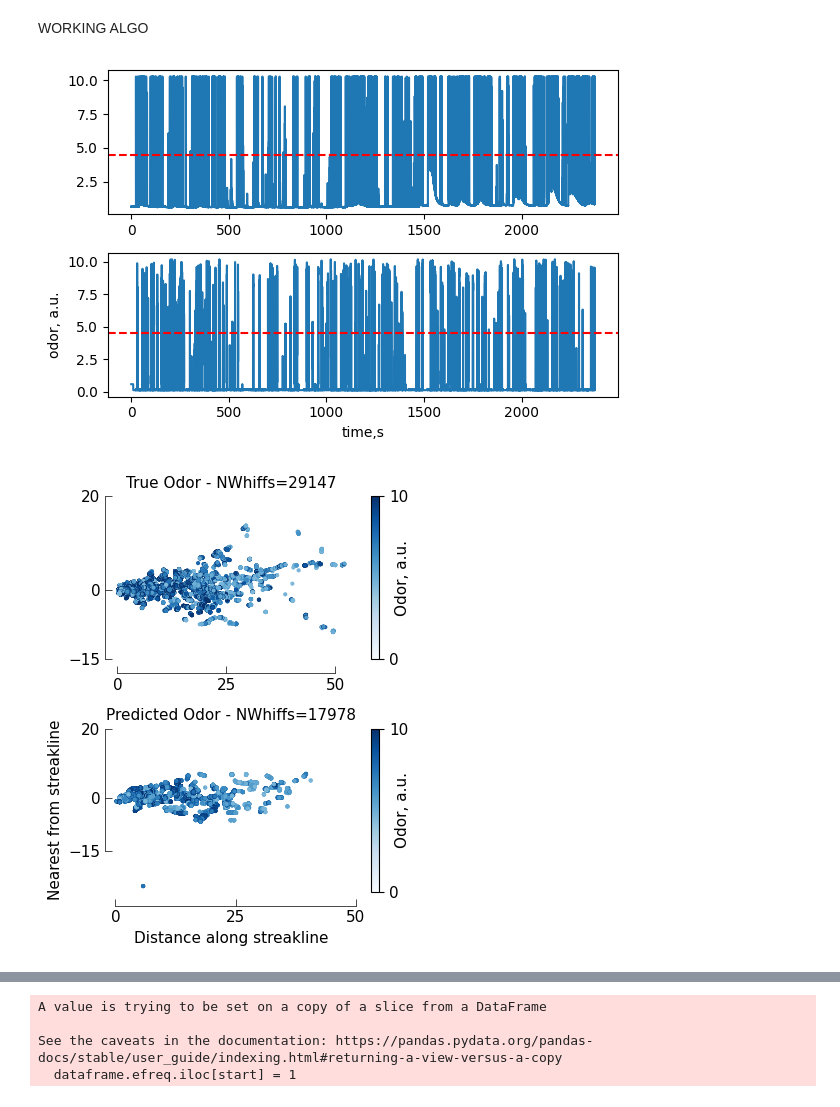
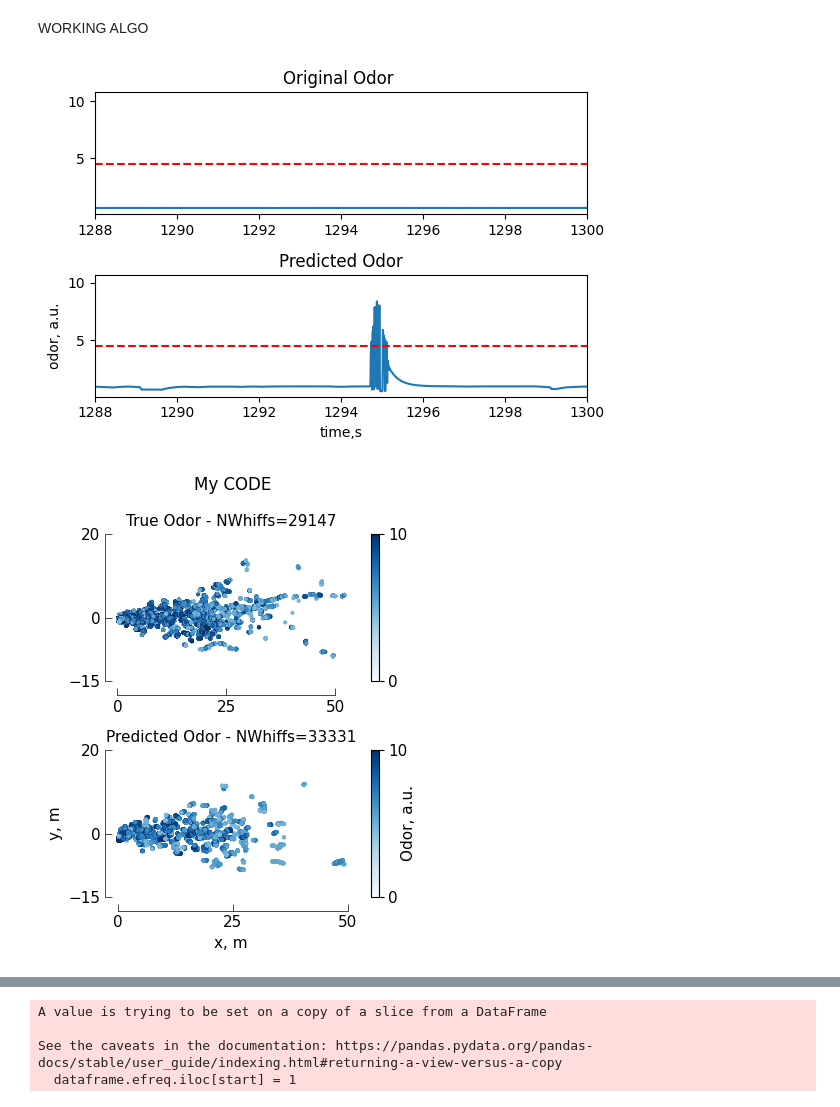
Before and after one commit to arunavanag591/COSMOS, a Jupyter notebook: mapping_hws.ipynb, the cells around one changed output, grey strips where cells are left out. Drawn from its saved outputs; the diff is of its cells as text; code cells hidden in the pictures.

```diff
--- a/mapping_hws.ipynb
+++ b/mapping_hws.ipynb
@@ -161,21 +164,20 @@ def negative_log_likelihood(params, x, y, k, n):
 
 
 # initial_params = [1.0, 0.0, 0.0, 50, 5, 0.0, 0.01, 0.1] # A, x0, y0, sigma_x, sigma_y, theta, dist_scale_x, dist_scale_y
-initial_params = [1.0, 0.0, 0.0, 30, 3, 0.0, 0.6, 0.3, 0.8] # A, x0, y0, sigma_x, sigma_y, theta, dist_scale_x, dist_scale_y
+# Original had sigma_y around 0.43, let's start a bit higher but keep the plume shape
+initial_params = [1.0, 0.0, 0.0, 30, 1.5, 0.0, 0.6, 0.4, 0.8]  # Increased sigma_y from ~0.43 to 1.5
 
-# Bounds as discussed
 bounds = [
     (0, 1),    # A ≥ 0
-    (0, 0), # x0 unbounded
-    (0, 0), # y0 unbounded
+    (0, 0),    # x0 unbounded
+    (0, 0),    # y0 unbounded
     (1e-5, None), # sigma_x ≥ 1e-5
-    (1e-5, None), # sigma_y ≥ 1e-5
-    (0, np.pi),  # theta ∈ [-π, π]
+    (1.0, 2.0),   # sigma_y - modest range for thicker but not blob-like spread
+    (0, np.pi),   # theta
     (0,1),
-    (0,1),
+    (0.3,0.5),    # y scaling factor - keeping it moderate
     (0.5,2)
 ]
-
 # Perform the optimization
 result = minimize(
     negative_log_likelihood,
@@ -245,5 +249,5 @@ theta = 3.126665350192221
 # %%
-fitted_p_heatmap_1=smoothed_fitted_p_heatmap*5
+fitted_p_heatmap_1=smoothed_fitted_p_heatmap
 dfres['spatial_prob'] = 0  # Default to 0 for all rows
 
 for i, row in dfres.iterrows():
@@ -1220,7 +658,7 @@ while i < len(df_test):
         continue
 
     dist_along, nearest_from = df_test.iloc[i][['distance_along_streakline', 'nearest_from_streakline']]
-    prior_prob = df_test.at[i, 'spatial_prob']
+    prior_prob = df_test.at[i, 'spatial_prob']*1
 
     posterior = update_whiff_posterior(prior_prob, recent_history, recent_concentrations, transition_matrix)
 
@@ -1406,55 +839,34 @@ new_test_df2.reset_index(inplace=True, drop=True)
 # %%
 f,(ax1,ax2)= plt.subplots(2,1,figsize=(6,4))
 ax1.plot(df_test.time, df_test.odor, label='original')
 ax2.plot(df_test.time, df_test.predicted_odor, label='predicted')
-# ax1.plot(new_test_df1.time, new_test_df1.odor, 'o', label='original',markersize=1)
-# ax2.plot(new_test_df2.time, new_test_df2.predicted_odor, 'o' ,label='predicted', markersize=1)
 ax1.axhline(4.5, color = 'r', linestyle = '--')
 ax2.axhline(4.5, color = 'r', linestyle = '--')
-
-limit=(157,170)
-# # limit = (1200,1230)
-# ax1.set_xlim(limit)
-# ax2.set_xlim(limit)
-# ax1.set_ylim(0,2.5)
-# ax2.set_ylim(0,2.5)
-
+limit = (1288,1300)
+ax1.set_xlim(limit)
+ax2.set_xlim(limit)
 ax2.set_ylabel('odor, a.u.')
 ax2.set_xlabel('time,s')
-# ax1.set_title('Original Odor ')
-# ax2.set_title('Predicted Odor')
-# ax1.set_title('Original Odor>4.5 ')
-# ax2.set_title('Predicted Odor>4.5')
+ax1.set_title('Original Odor ')
+ax2.set_title('Predicted Odor')
 f.tight_layout()
 # %% [output]
-[figure, old version]
+[figure, new version]
 # %%
 f, ax = plt.subplots(2, 1, figsize=(4, 5))
 
 cax1 = ax[0].scatter(new_test_df1.distance_along_streakline, new_test_df1.nearest_from_streakline, c=new_test_df1.odor, s = 4, cmap='Blues', vmin=0, vmax=10)
 cax2 = ax[1].scatter(new_test_df2.distance_along_streakline, new_test_df2.nearest_from_streakline, c=new_test_df2.predicted_odor, s = 4, cmap='Blues', vmin=0, vmax=10)
-# cax3 = ax[2].scatter(new_test_df2.distance_along_streakline, new_test_df2.nearest_from_streakline, c=new_test_df2.whiff_predicted, s = 4, cmap='Blues', vmin=0, vmax=1)
-
-
-# ylim=(-15,25)
-
 ax[0].set_title('True Odor - NWhiffs='+str(len(new_test_df1)))
 ax[1].set_title('Predicted Odor - NWhiffs='+str(len(new_test_df2)))
-
-ax[1].set_xlabel('Distance along streakline')
-ax[1].set_ylabel('Nearest from streakline')
-
+ax[1].set_xlabel('x, m')
+ax[1].set_ylabel('y, m')
 cb1=plt.colorbar(cax1)
 cb2=plt.colorbar(cax2)
-# cb3=plt.colorbar(cax3)
-
-cb1.set_label('Odor, a.u.',labelpad=-10)
-cb2.set_label('Odor, a.u.',labelpad=-10)
-# cb3.set_label('P(Whiff Onset)',labelpad=-10)5
-
+# cb1.set_label('Odor, a.u.',labelpad=-10)
+cb2.set_label('Odor, a.u.',labelpad=-5)
 cb1.set_ticks([0,10])
 cb2.set_ticks([0,10])
-# cb3.set_ticks([0, 1])
 for i in range(2):
     mpl_functions.adjust_spines(ax[i],['left','bottom'],
                             spine_locations={'left': 1},
@@ -1466,7 +878,7 @@ for i in range(2):
 
 f.tight_layout()
 # %% [output]
-[figure, old version]
+[figure, new version]
 # %%
 n_bins = 20
 
```
Also changed, not shown: parts of 39 cells of this notebook, 5 other files.
